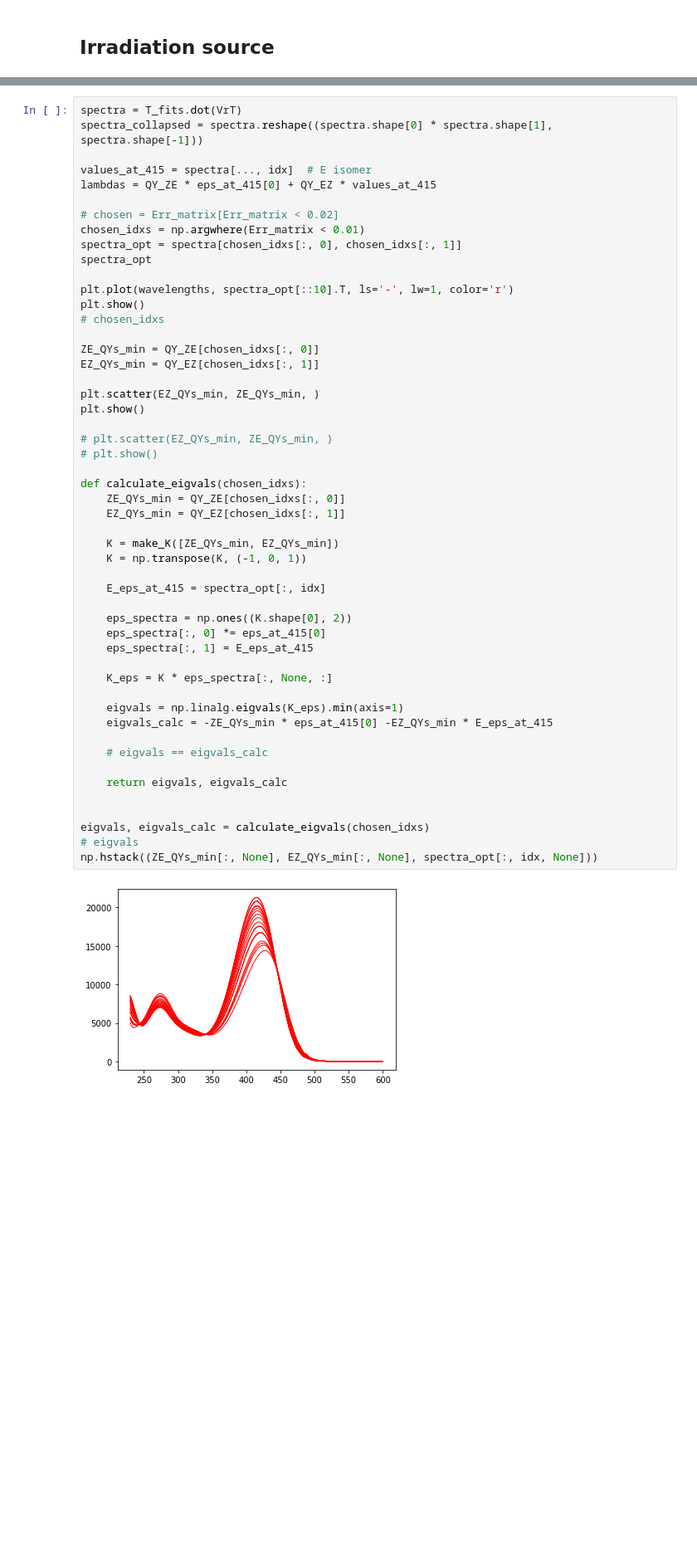
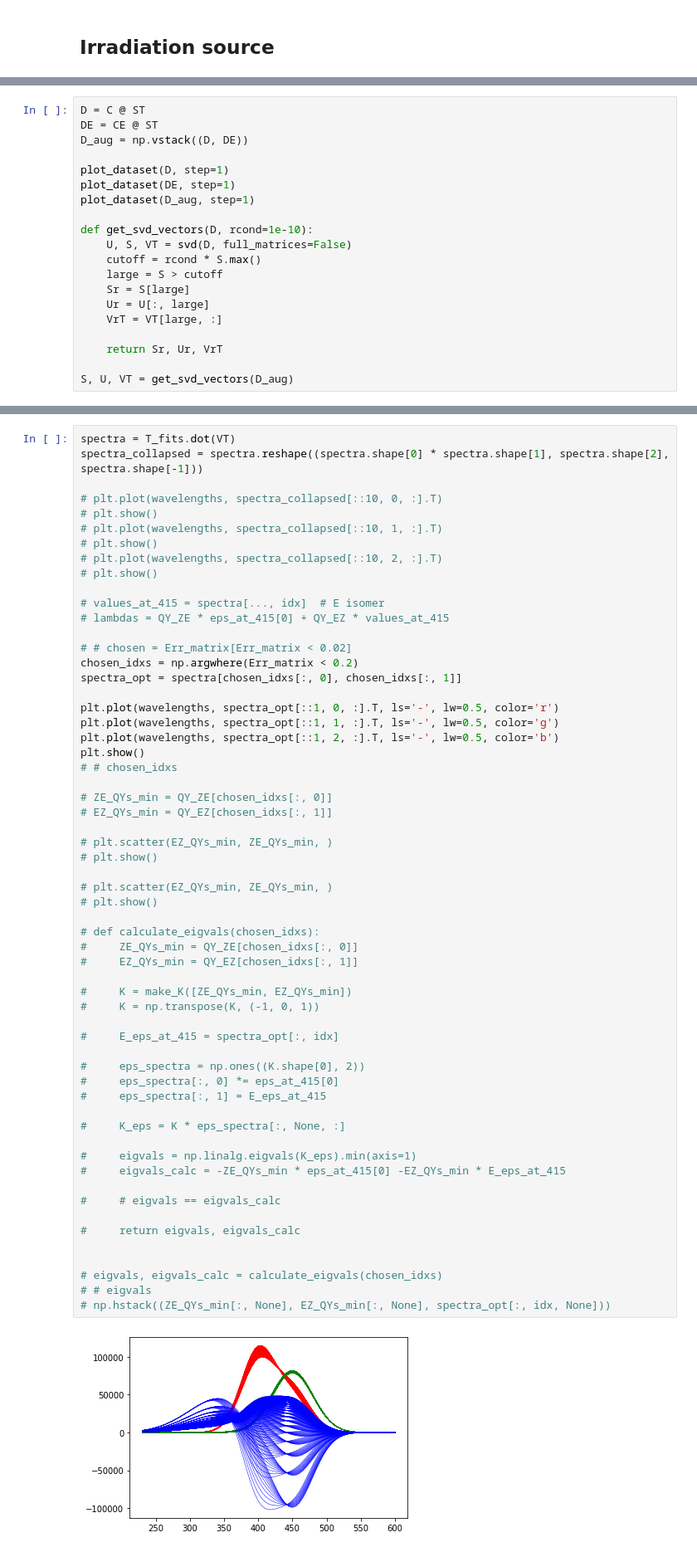
Before and after one commit to dmadea/Jupyter-Tutorials, a Jupyter notebook: Photoreaction kinetics/Simulation-general.ipynb, the cells around one changed output, grey strips where cells are left out. Shown at 83% size. Cells and saved outputs as stored; diff of their text form; blank space fills up the shorter version.

```diff
--- a/Photoreaction kinetics/Simulation-general.ipynb
+++ b/Photoreaction kinetics/Simulation-general.ipynb
@@ -391,0 +389,20 @@ VrT = VT[:rank]
+# %%
+D = C @ ST
+DE = CE @ ST
+D_aug = np.vstack((D, DE))
+
+plot_dataset(D, step=1)
+plot_dataset(DE, step=1)
+plot_dataset(D_aug, step=1)
+
+def get_svd_vectors(D, rcond=1e-10):
+    U, S, VT = svd(D, full_matrices=False)
+    cutoff = rcond * S.max()
+    large = S > cutoff
+    Sr = S[large]
+    Ur = U[:, large]
+    VrT = VT[large, :]
+
+    return Sr, Ur, VrT
+
+S, U, VT = get_svd_vectors(D_aug)
@@ -546,53 +620,61 @@ def plot_spectra_all(QY_ZE_value, QY_EZ_value):
 # %%
-spectra = T_fits.dot(VrT)
-spectra_collapsed = spectra.reshape((spectra.shape[0] * spectra.shape[1], spectra.shape[-1]))
+spectra = T_fits.dot(VT)
+spectra_collapsed = spectra.reshape((spectra.shape[0] * spectra.shape[1], spectra.shape[2], spectra.shape[-1]))
 
-values_at_415 = spectra[..., idx]  # E isomer
-lambdas = QY_ZE * eps_at_415[0] + QY_EZ * values_at_415
+# plt.plot(wavelengths, spectra_collapsed[::10, 0, :].T)
+# plt.show()
+# plt.plot(wavelengths, spectra_collapsed[::10, 1, :].T)
+# plt.show()
+# plt.plot(wavelengths, spectra_collapsed[::10, 2, :].T)
+# plt.show()
 
-# chosen = Err_matrix[Err_matrix < 0.02]
-chosen_idxs = np.argwhere(Err_matrix < 0.01)
+# values_at_415 = spectra[..., idx]  # E isomer
+# lambdas = QY_ZE * eps_at_415[0] + QY_EZ * values_at_415
+
+# # chosen = Err_matrix[Err_matrix < 0.02]
+chosen_idxs = np.argwhere(Err_matrix < 0.2)
 spectra_opt = spectra[chosen_idxs[:, 0], chosen_idxs[:, 1]]
-spectra_opt
 
-plt.plot(wavelengths, spectra_opt[::10].T, ls='-', lw=1, color='r')
+plt.plot(wavelengths, spectra_opt[::1, 0, :].T, ls='-', lw=0.5, color='r')
+plt.plot(wavelengths, spectra_opt[::1, 1, :].T, ls='-', lw=0.5, color='g')
+plt.plot(wavelengths, spectra_opt[::1, 2, :].T, ls='-', lw=0.5, color='b')
 plt.show()
-# chosen_idxs
+# # chosen_idxs
 
-ZE_QYs_min = QY_ZE[chosen_idxs[:, 0]]
-EZ_QYs_min = QY_EZ[chosen_idxs[:, 1]]
-
-plt.scatter(EZ_QYs_min, ZE_QYs_min, )
-plt.show()
+# ZE_QYs_min = QY_ZE[chosen_idxs[:, 0]]
+# EZ_QYs_min = QY_EZ[chosen_idxs[:, 1]]
 
 # plt.scatter(EZ_QYs_min, ZE_QYs_min, )
 # plt.show()
 
-def calculate_eigvals(chosen_idxs):
-    ZE_QYs_min = QY_ZE[chosen_idxs[:, 0]]
-    EZ_QYs_min = QY_EZ[chosen_idxs[:, 1]]
+# plt.scatter(EZ_QYs_min, ZE_QYs_min, )
+# plt.show()
 
-    K = make_K([ZE_QYs_min, EZ_QYs_min])
-    K = np.transpose(K, (-1, 0, 1))
+# def calculate_eigvals(chosen_idxs):
+#     ZE_QYs_min = QY_ZE[chosen_idxs[:, 0]]
+#     EZ_QYs_min = QY_EZ[chosen_idxs[:, 1]]
 
-    E_eps_at_415 = spectra_opt[:, idx]
+#     K = make_K([ZE_QYs_min, EZ_QYs_min])
+#     K = np.transpose(K, (-1, 0, 1))
 
-    eps_spectra = np.ones((K.shape[0], 2))
-    eps_spectra[:, 0] *= eps_at_415[0]
-    eps_spectra[:, 1] = E_eps_at_415
+#     E_eps_at_415 = spectra_opt[:, idx]
 
-    K_eps = K * eps_spectra[:, None, :]
+#     eps_spectra = np.ones((K.shape[0], 2))
+#     eps_spectra[:, 0] *= eps_at_415[0]
+#     eps_spectra[:, 1] = E_eps_at_415
 
-    eigvals = np.linalg.eigvals(K_eps).min(axis=1)
-    eigvals_calc = -ZE_QYs_min * eps_at_415[0] -EZ_QYs_min * E_eps_at_415
+#     K_eps = K * eps_spectra[:, None, :]
 
-    # eigvals == eigvals_calc
+#     eigvals = np.linalg.eigvals(K_eps).min(axis=1)
+#     eigvals_calc = -ZE_QYs_min * eps_at_415[0] -EZ_QYs_min * E_eps_at_415
 
-    return eigvals, eigvals_calc
+#     # eigvals == eigvals_calc
+
+#     return eigvals, eigvals_calc
 
 
-eigvals, eigvals_calc = calculate_eigvals(chosen_idxs)
-# eigvals
-np.hstack((ZE_QYs_min[:, None], EZ_QYs_min[:, None], spectra_opt[:, idx, None]))
+# eigvals, eigvals_calc = calculate_eigvals(chosen_idxs)
+# # eigvals
+# np.hstack((ZE_QYs_min[:, None], EZ_QYs_min[:, None], spectra_opt[:, idx, None]))
 # %% [output]
-[figure, old version]
+[figure, new version]
```
Also changed, not shown: parts of 13 cells of this notebook, 3 other files.
